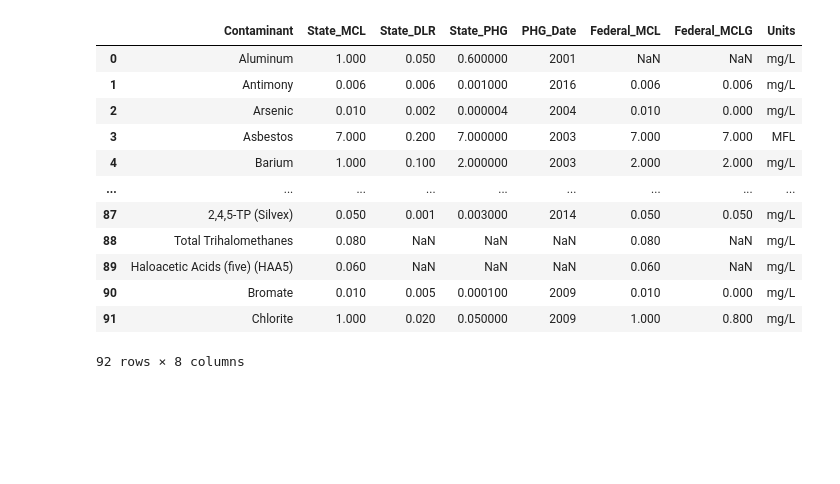
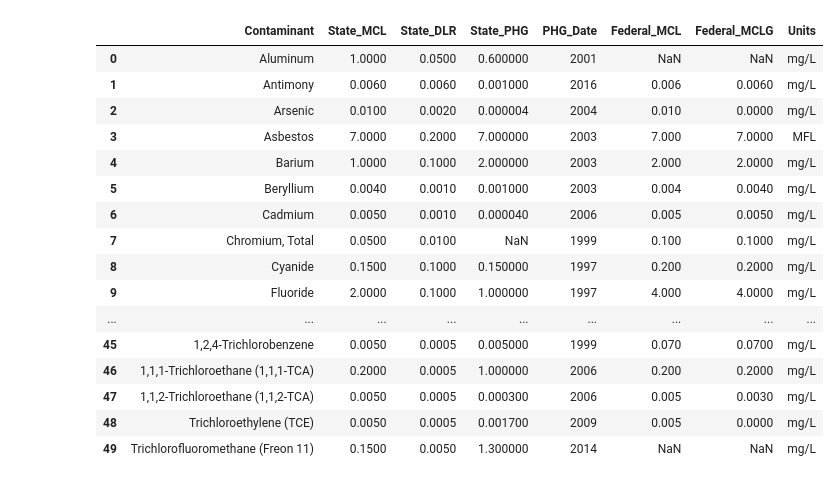
Before and after one commit to FreshOats/Water_Quality, a Jupyter notebook: Decontaminate_Data.ipynb, the cells around one changed output. Drawn from its saved outputs; the diff is of its cells as text; code cells hidden in the pictures; blank space fills up the shorter version.

```diff
--- a/Decontaminate_Data.ipynb
+++ b/Decontaminate_Data.ipynb
@@ -6,16 +37,20 @@ filename = 'Data/mcls_dlrs_phgs.pdf'
 # %%
-Decontaminate(filename)
+Decontaminate(filename).head(50)
 # %% [output]
 |  | Contaminant | State_MCL | State_DLR | State_PHG | PHG_Date | Federal_MCL | Federal_MCLG | Units |
-| 0 | Aluminum | 1.000 | 0.050 | 0.600000 | 2001 | NaN | NaN | mg/L |
-| 1 | Antimony | 0.006 | 0.006 | 0.001000 | 2016 | 0.006 | 0.006 | mg/L |
-| 2 | Arsenic | 0.010 | 0.002 | 0.000004 | 2004 | 0.010 | 0.000 | mg/L |
-| 3 | Asbestos | 7.000 | 0.200 | 7.000000 | 2003 | 7.000 | 7.000 | MFL |
-| 4 | Barium | 1.000 | 0.100 | 2.000000 | 2003 | 2.000 | 2.000 | mg/L |
+| 0 | Aluminum | 1.0000 | 0.0500 | 0.600000 | 2001 | NaN | NaN | mg/L |
+| 1 | Antimony | 0.0060 | 0.0060 | 0.001000 | 2016 | 0.006 | 0.0060 | mg/L |
+| 2 | Arsenic | 0.0100 | 0.0020 | 0.000004 | 2004 | 0.010 | 0.0000 | mg/L |
+| 3 | Asbestos | 7.0000 | 0.2000 | 7.000000 | 2003 | 7.000 | 7.0000 | MFL |
+| 4 | Barium | 1.0000 | 0.1000 | 2.000000 | 2003 | 2.000 | 2.0000 | mg/L |
+| 5 | Beryllium | 0.0040 | 0.0010 | 0.001000 | 2003 | 0.004 | 0.0040 | mg/L |
+| 6 | Cadmium | 0.0050 | 0.0010 | 0.000040 | 2006 | 0.005 | 0.0050 | mg/L |
+| 7 | Chromium, Total | 0.0500 | 0.0100 | NaN | 1999 | 0.100 | 0.1000 | mg/L |
+| 8 | Cyanide | 0.1500 | 0.1000 | 0.150000 | 1997 | 0.200 | 0.2000 | mg/L |
+| 9 | Fluoride | 2.0000 | 0.1000 | 1.000000 | 1997 | 4.000 | 4.0000 | mg/L |
 | ... | ... | ... | ... | ... | ... | ... | ... | ... |
-| 87 | 2,4,5-TP (Silvex) | 0.050 | 0.001 | 0.003000 | 2014 | 0.050 | 0.050 | mg/L |
-| 88 | Total Trihalomethanes | 0.080 | NaN | NaN | NaN | 0.080 | NaN | mg/L |
-| 89 | Haloacetic Acids (five) (HAA5) | 0.060 | NaN | NaN | NaN | 0.060 | NaN | mg/L |
-| 90 | Bromate | 0.010 | 0.005 | 0.000100 | 2009 | 0.010 | 0.000 | mg/L |
-| 91 | Chlorite | 1.000 | 0.020 | 0.050000 | 2009 | 1.000 | 0.800 | mg/L |
+| 45 | 1,2,4-Trichlorobenzene | 0.0050 | 0.0005 | 0.005000 | 1999 | 0.070 | 0.0700 | mg/L |
+| 46 | 1,1,1-Trichloroethane (1,1,1-TCA) | 0.2000 | 0.0005 | 1.000000 | 2006 | 0.200 | 0.2000 | mg/L |
+| 47 | 1,1,2-Trichloroethane (1,1,2-TCA) | 0.0050 | 0.0005 | 0.000300 | 2006 | 0.005 | 0.0030 | mg/L |
+| 48 | Trichloroethylene (TCE) | 0.0050 | 0.0005 | 0.001700 | 2009 | 0.005 | 0.0000 | mg/L |
+| 49 | Trichlorofluoromethane (Freon 11) | 0.1500 | 0.0050 | 1.300000 | 2014 | NaN | NaN | mg/L |
-92 rows × 8 columns
```
Also changed, not shown: parts of 3 cells of this notebook, 3 other files.
